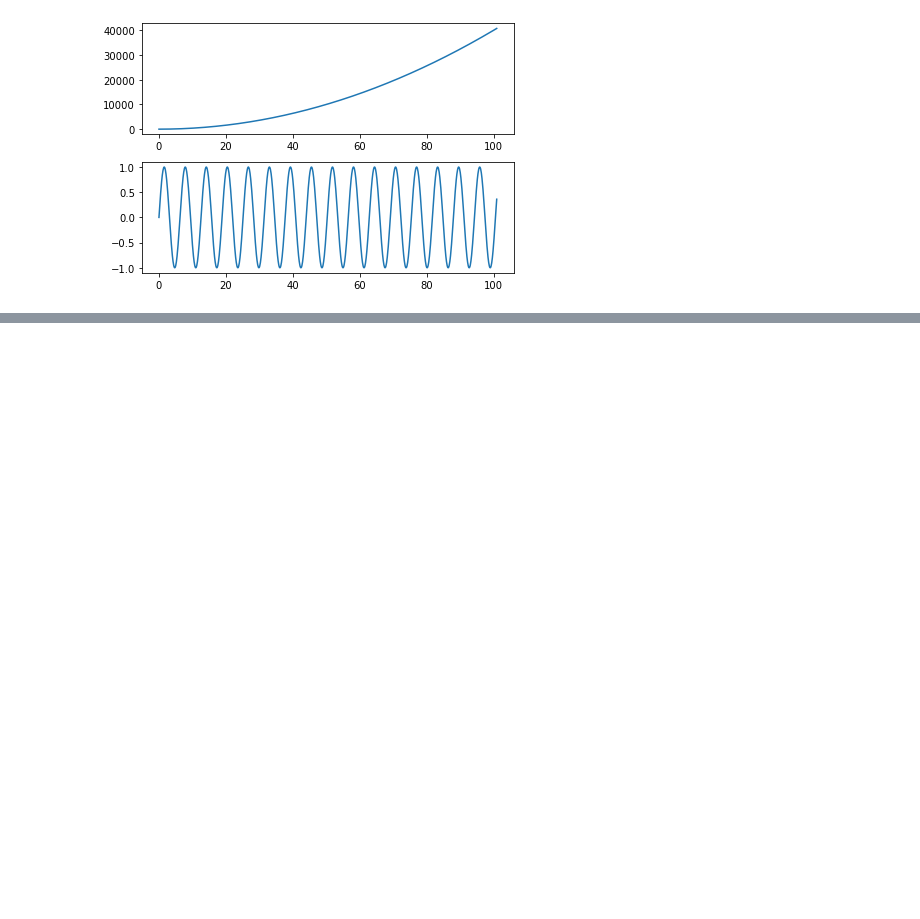
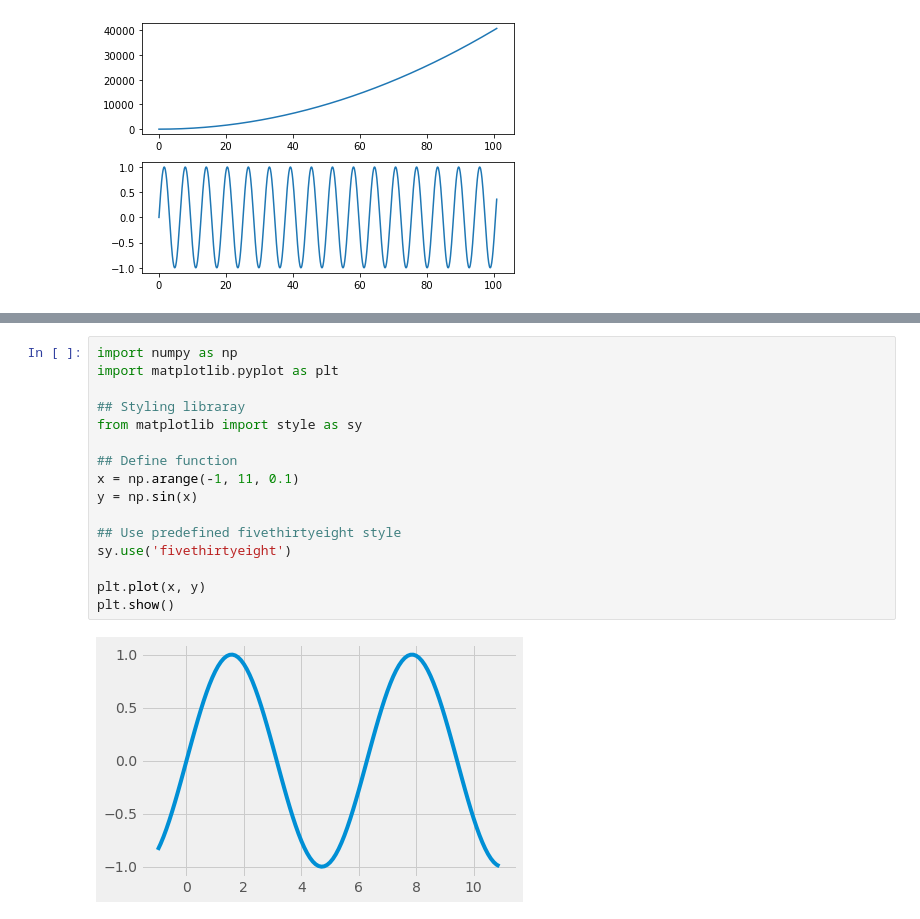
Before and after one commit to shakeelansari63/Training, a Jupyter notebook: NUMPY-PANDAS-MATPLOTLIB/02 - Matplotlib.ipynb, the cells around one changed output, grey strips where cells are left out. Drawn from its saved outputs; the diff is of its cells as text; blank space fills up the shorter version.

```diff
--- a/NUMPY-PANDAS-MATPLOTLIB/02 - Matplotlib.ipynb
+++ b/NUMPY-PANDAS-MATPLOTLIB/02 - Matplotlib.ipynb
@@ -150,0 +219,18 @@ Subplots are multipl plots on same window. But if we need different windows for
+# %%
+import numpy as np
+import matplotlib.pyplot as plt
+
+## Styling libraray
+from matplotlib import style as sy
+
+## Define function
+x = np.arange(-1, 11, 0.1)
+y = np.sin(x)
+
+## Use predefined fivethirtyeight style
+sy.use('fivethirtyeight')
+
+plt.plot(x, y)
+plt.show()
+# %% [output]
+[figure, added]
```
Also changed, not shown: parts of 24 cells of this notebook, 1 other file.
